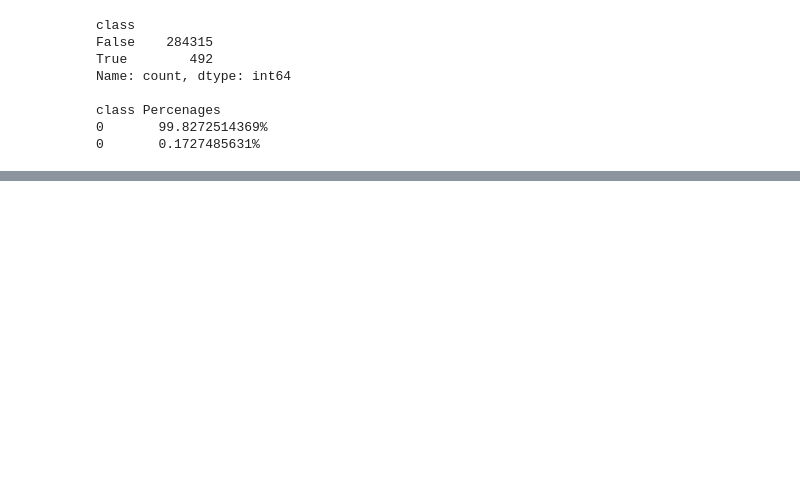
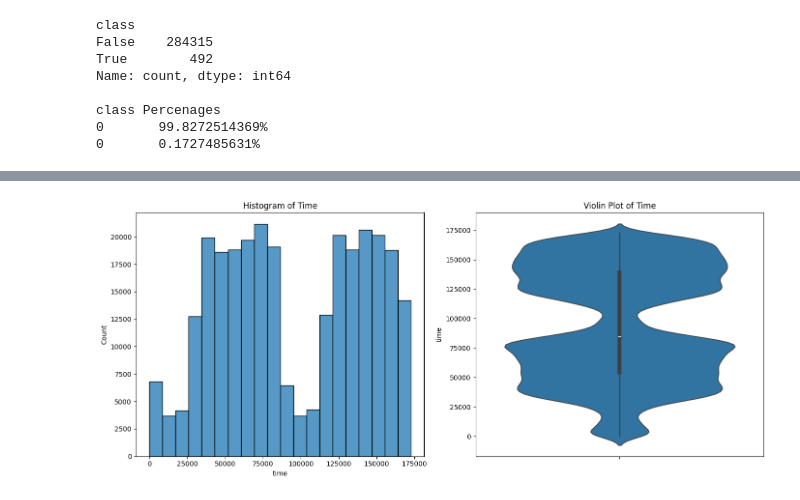
Before and after one commit to x81k25/fraud-detection, a Jupyter notebook: notebooks/01-data-discovery.ipynb, the cells around one changed output, grey strips where cells are left out. Cells and saved outputs as stored; diff of their text form; code cells hidden in the pictures; blank space fills up the shorter version.

```diff
--- a/notebooks/01-data-discovery.ipynb
+++ b/notebooks/01-data-discovery.ipynb
@@ -173,0 +206,17 @@ sns.violinplot(x=cc['amount'])
+# %%
+# Create a figure with two subplots side by side
+fig, axes = plt.subplots(1, 2, figsize=(14, 6))
+
+# Plot time on histogram
+sns.histplot(cc['time'], bins=20, ax=axes[0])
+axes[0].set_title('Histogram of Time')
+
+# Plot time on violin plot
+sns.violinplot(y=cc['time'], ax=axes[1])
+axes[1].set_title('Violin Plot of Time')
+
+# Display the plots
+plt.tight_layout()
+plt.show()
+# %% [output]
+[figure, added]
```
Also changed, not shown: parts of 44 cells of this notebook, 5 other files.
